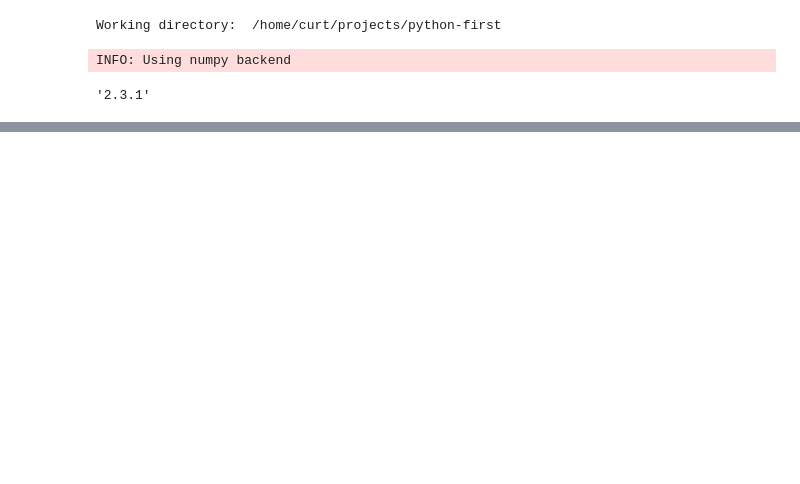
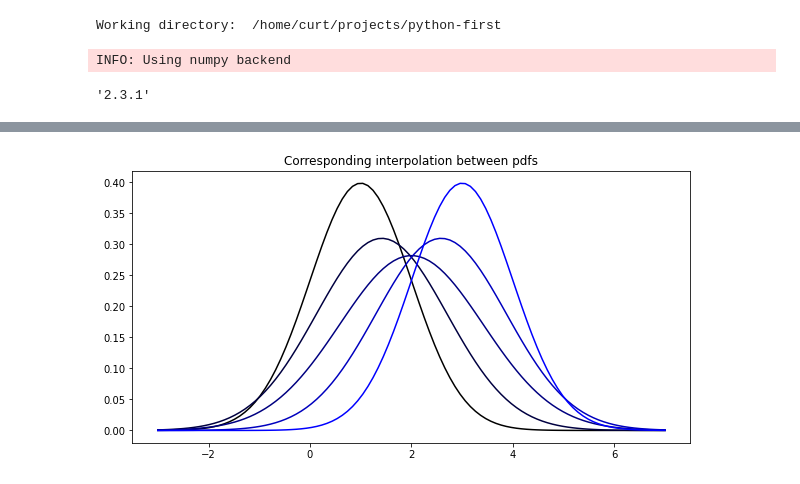
Before and after one commit to curtkim/python-first, a Jupyter notebook: geomstats-first/06_information_geometry.ipynb, the cells around one changed output, grey strips where cells are left out. Saved outputs shown, nothing was run; the diff lists cells and outputs as text; code cells hidden in the pictures; blank space fills up the shorter version.

```diff
--- a/geomstats-first/06_information_geometry.ipynb
+++ b/geomstats-first/06_information_geometry.ipynb
@@ -28,0 +62,10 @@ geomstats.__version__
+# %%
+pdfs = normal.point_to_pdf(geodesic_ab_fisher(t))
+x = gs.linspace(-3.0, 7.0, 100)
+
+fig = plt.figure(figsize=(10, 5))
+for i in range(n_points):
+    plt.plot(x, pdfs(x)[:, i], color=cc[i, :])
+plt.title("Corresponding interpolation between pdfs");
+# %% [output]
+[figure, added]
```
Also changed, not shown: parts of 12 cells of this notebook, 2 other files.
